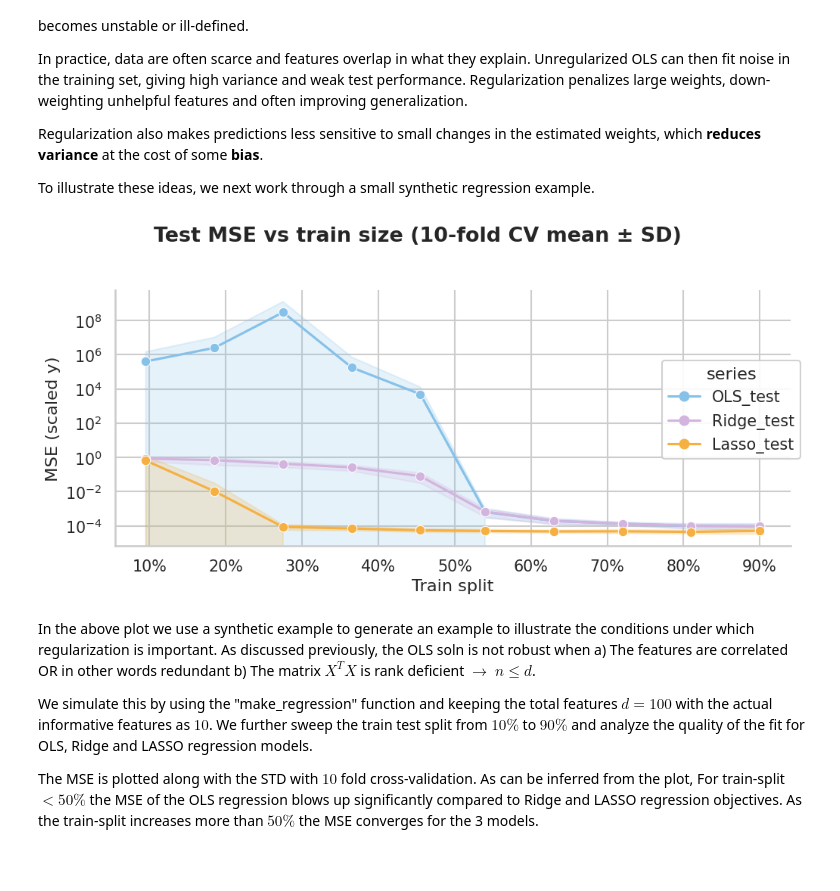
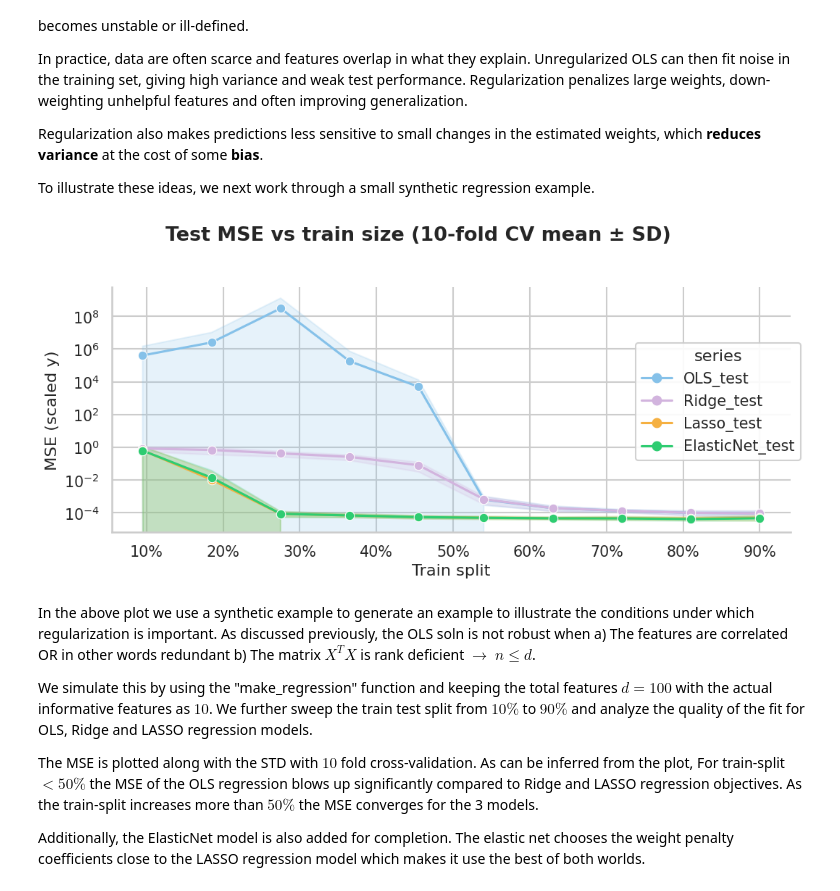
Before and after one commit to rameshaditya-me/Easy-Classical-ML-DL, a Jupyter notebook: regularized-regression/regression_regularized.ipynb, the cells around one changed output. Cells and saved outputs as stored; diff of their text form; code cells hidden in the pictures; blank space fills up the shorter version.

Commit message:
added elasticnet

```diff
--- a/regularized-regression/regression_regularized.ipynb
+++ b/regularized-regression/regression_regularized.ipynb
@@ -94,7 +94,7 @@ import matplotlib.pyplot as plt
 from matplotlib.ticker import PercentFormatter
 from sklearn.datasets import make_regression
 from sklearn.model_selection import ShuffleSplit
-from sklearn.linear_model import RidgeCV, LassoCV
+from sklearn.linear_model import RidgeCV, LassoCV, ElasticNetCV
 from sklearn.preprocessing import StandardScaler
 
 def mse(y_true, y_pred):
@@ -148,44 +148,54 @@ for n_train in train_sizes:
         W_ols = np.linalg.inv(X_tr_aug.T @ X_tr_aug) @ X_tr_aug.T @ y_tr_s.reshape(-1, 1)
         ridge = RidgeCV(alphas=np.logspace(-2, 3, 30), fit_intercept=False).fit(X_tr_aug, y_tr_s)
         lasso = LassoCV(alphas=np.logspace(-3, 1, 30), fit_intercept=False, max_iter=20_000).fit(X_tr_aug, y_tr_s)
+        elastic = ElasticNetCV(
+            alphas=np.logspace(-3, 1, 30),
+            l1_ratio=[0.1, 0.5, 0.9],
+            fit_intercept=False,
+            max_iter=20_000,
+        ).fit(X_tr_aug, y_tr_s)
 
         rows += [
             {"n_train": n_train, "train_frac": n_train / n_samples, "fold": fold_idx, "series": "OLS_test", "mse": mse(y_te_s, (X_te_aug @ W_ols).ravel())},
             {"n_train": n_train, "train_frac": n_train / n_samples, "fold": fold_idx, "series": "Ridge_test", "mse": mse(y_te_s, ridge.predict(X_te_aug))},
             {"n_train": n_train, "train_frac": n_train / n_samples, "fold": fold_idx, "series": "Lasso_test", "mse": mse(y_te_s, lasso.predict(X_te_aug))},
+            {"n_train": n_train, "train_frac": n_train / n_samples, "fold": fold_idx, "series": "ElasticNet_test", "mse": mse(y_te_s, elastic.predict(X_te_aug))},
         ]
 
 df = pd.DataFrame(rows)
 
-order = ["OLS_test", "Ridge_test", "Lasso_test"]
+order = ["OLS_test", "Ridge_test", "Lasso_test", "ElasticNet_test"]
 palette = {
     "OLS_test": "#85c1e9",
     "Ridge_test": "#d2b4de",
     "Lasso_test": "#f5b041",
+    "ElasticNet_test": "#2ecc71",
 }
 
 sns.set_theme(style="whitegrid", context="talk", font_scale=0.9)
 g = sns.relplot(
     data=df, x="train_frac", y="mse", hue="series",
     hue_order=order, palette=palette,
     kind="line", marker="o", errorbar="sd",
     height=5, aspect=1.7,
 )
 g.set_axis_labels("Train split", "MSE (scaled y)")
 g.ax.xaxis.set_major_formatter(PercentFormatter(1.0))
 g.ax.set_yscale("log")
 g.fig.suptitle(
     f"Test MSE vs train size ({n_cv_folds}-fold CV mean ± SD)",
     y=1.02, weight="semibold",
 )
 sns.move_legend(g, "center right", frameon=True, framealpha=0.9)
 plt.tight_layout()
 plt.show()
 # %% [output]
-[figure, old version]
+[figure, new version]
 # %% [markdown]
 In the above plot we use a synthetic example to generate an example to illustrate the conditions under which regularization is important. As discussed previously, the OLS soln is not robust when a) The features are correlated OR in other words redundant b) The matrix $X^TX$ is rank deficient $\rightarrow$ $n\leq d$.
 
 We simulate this by using the "make_regression" function and keeping the total features $d=100$ with the actual informative features as $10$. We further sweep the train test split from $10\%$ to $90\%$ and analyze the quality of the fit for OLS, Ridge and LASSO regression models.
 
 The MSE is plotted along with the STD with $10$ fold cross-validation. As can be inferred from the plot, For train-split $< 50\%$ the MSE of the OLS regression blows up significantly compared to Ridge and LASSO regression objectives. As the train-split increases more than $50\%$ the MSE converges for the 3 models.
+
+Additionally, the ElasticNet model is also added for completion. The elastic net chooses the weight penalty coefficients close to the LASSO regression model which makes it use the best of both worlds.
```
